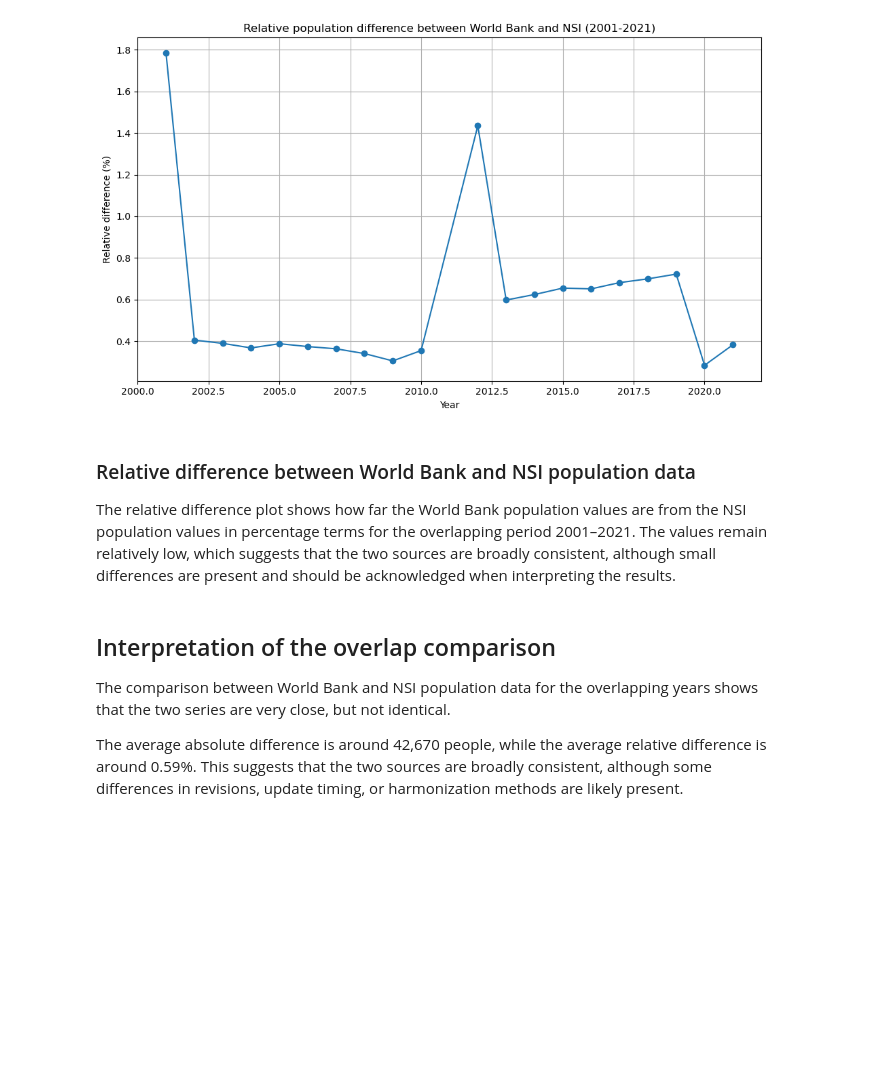
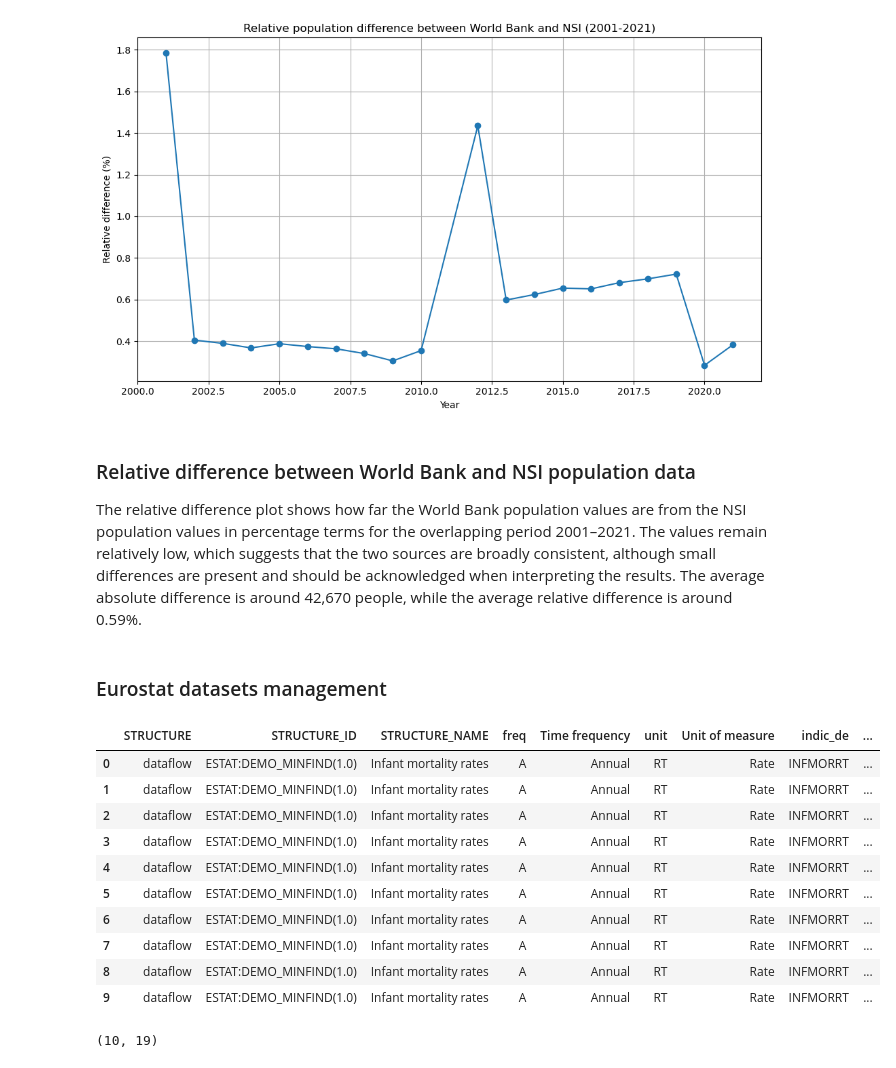
Before and after one commit to AleksM654/bulgaria-before-after-1989, a Jupyter notebook: notebooks/01_data_inspection_and_cleaning.ipynb, the cells around one changed output. Saved outputs shown, nothing was run; the diff lists cells and outputs as text; code cells hidden in the pictures; blank space fills up the shorter version.

Commit message:
Compare World Bank and Eurostat infant mortality data

```diff
--- a/notebooks/01_data_inspection_and_cleaning.ipynb
+++ b/notebooks/01_data_inspection_and_cleaning.ipynb
@@ -823,10 +823,31 @@ plt.show()
 # %% [markdown]
 ### Relative difference between World Bank and NSI population data
 
-The relative difference plot shows how far the World Bank population values are from the NSI population values in percentage terms for the overlapping period 2001–2021. The values remain relatively low, which suggests that the two sources are broadly consistent, although small differences are present and should be acknowledged when interpreting the results.
+The relative difference plot shows how far the World Bank population values are from the NSI population values in percentage terms for the overlapping period 2001–2021. The values remain relatively low, which suggests that the two sources are broadly consistent, although small differences are present and should be acknowledged when interpreting the results. The average absolute difference is around 42,670 people, while the average relative difference is around 0.59%.
-# %% [markdown]
-## Interpretation of the overlap comparison
-
-The comparison between World Bank and NSI population data for the overlapping years shows that the two series are very close, but not identical.
-
-The average absolute difference is around 42,670 people, while the average relative difference is around 0.59%. This suggests that the two sources are broadly consistent, although some differences in revisions, update timing, or harmonization methods are likely present.
+# %% [markdown]
+### Eurostat datasets management
+# %%
+infant_mortality_eurostat_path = raw_data_dir / "Bulgaria_Infant_Mortality_Eurostat.csv"
+fertility_eurostat_path = raw_data_dir / "Bulgaria_Fertility_Eurostat.csv"
+# %%
+# investigating infant mortality data from Eurostat
+
+infant_mortality_eurostat = pd.read_csv(infant_mortality_eurostat_path)
+
+infant_mortality_eurostat.head(15)
+# %% [output]
+|  | STRUCTURE | STRUCTURE_ID | STRUCTURE_NAME | freq | Time frequency | unit | Unit of measure | indic_de | ... |
+| 0 | dataflow | ESTAT:DEMO_MINFIND(1.0) | Infant mortality rates | A | Annual | RT | Rate | INFMORRT | ... |
+| 1 | dataflow | ESTAT:DEMO_MINFIND(1.0) | Infant mortality rates | A | Annual | RT | Rate | INFMORRT | ... |
+| 2 | dataflow | ESTAT:DEMO_MINFIND(1.0) | Infant mortality rates | A | Annual | RT | Rate | INFMORRT | ... |
+| 3 | dataflow | ESTAT:DEMO_MINFIND(1.0) | Infant mortality rates | A | Annual | RT | Rate | INFMORRT | ... |
+| 4 | dataflow | ESTAT:DEMO_MINFIND(1.0) | Infant mortality rates | A | Annual | RT | Rate | INFMORRT | ... |
+| 5 | dataflow | ESTAT:DEMO_MINFIND(1.0) | Infant mortality rates | A | Annual | RT | Rate | INFMORRT | ... |
+| 6 | dataflow | ESTAT:DEMO_MINFIND(1.0) | Infant mortality rates | A | Annual | RT | Rate | INFMORRT | ... |
+| 7 | dataflow | ESTAT:DEMO_MINFIND(1.0) | Infant mortality rates | A | Annual | RT | Rate | INFMORRT | ... |
+| 8 | dataflow | ESTAT:DEMO_MINFIND(1.0) | Infant mortality rates | A | Annual | RT | Rate | INFMORRT | ... |
+| 9 | dataflow | ESTAT:DEMO_MINFIND(1.0) | Infant mortality rates | A | Annual | RT | Rate | INFMORRT | ... |
+# %%
+infant_mortality_eurostat.shape
+# %% [output]
+(10, 19)
```
Also changed, not shown: parts of 15 cells of this notebook, 3 other files.
